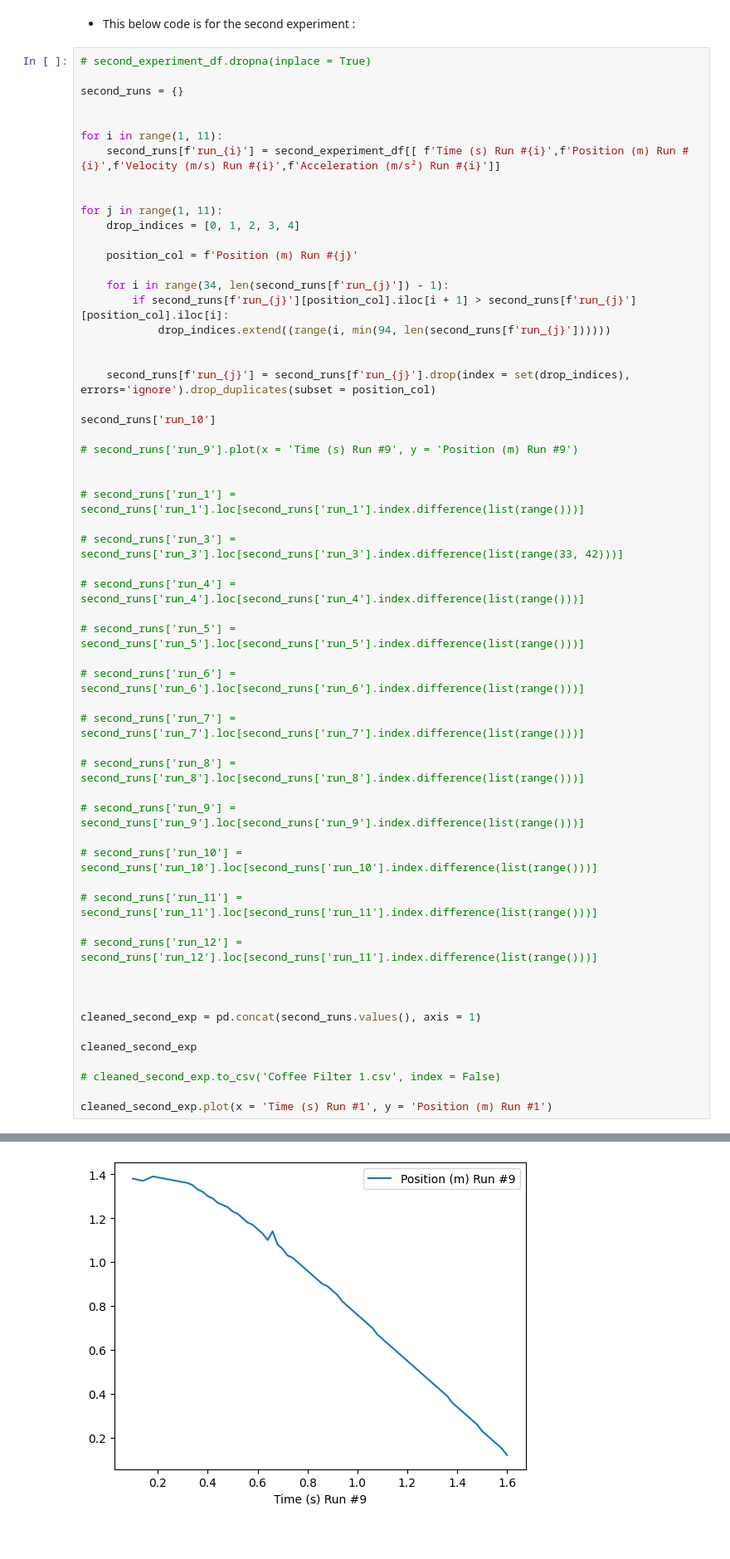
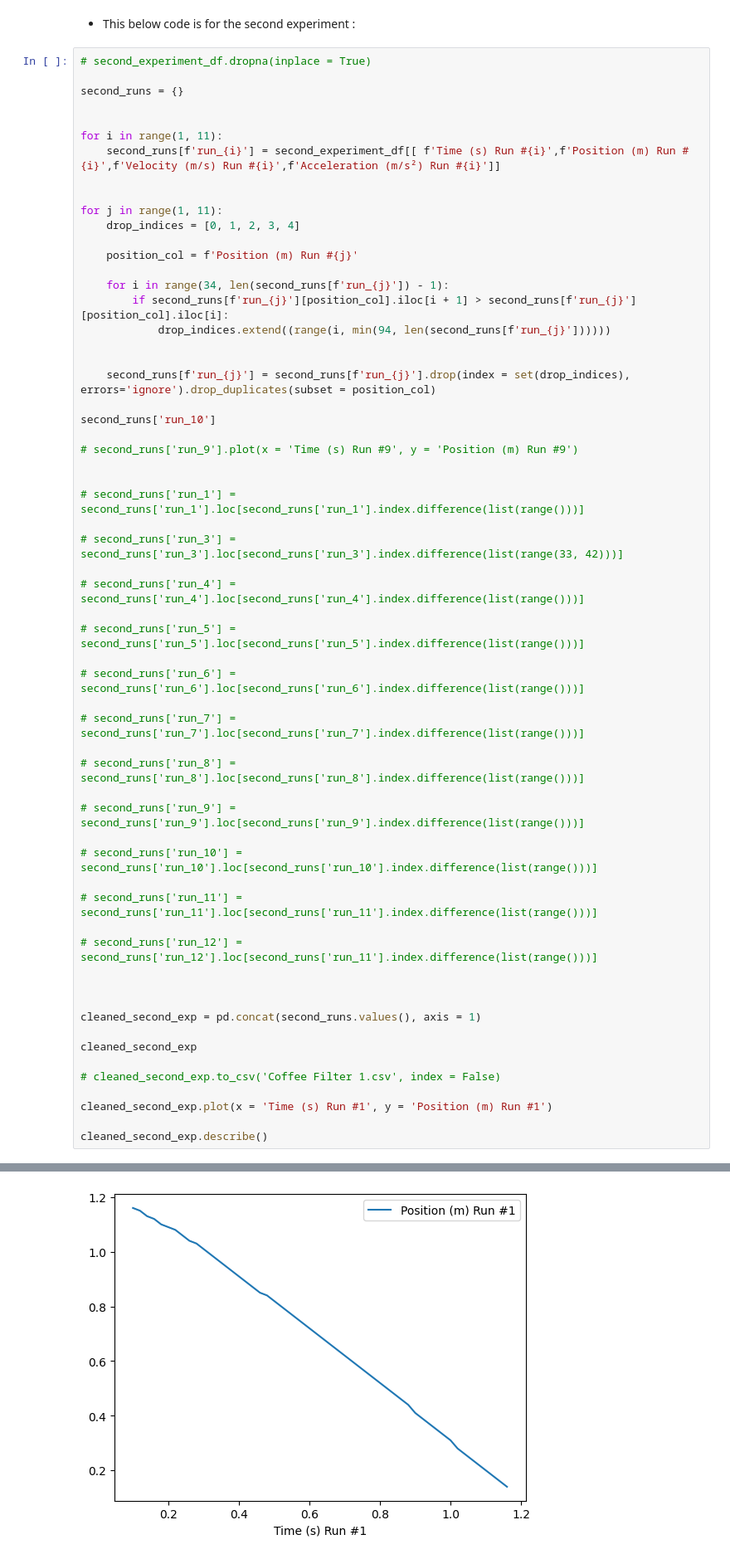
Before and after one commit to Sebastian42-5/python-2, a Jupyter notebook: assignment 1/Assignment1 prep.ipynb, the cells around one changed output, grey strips where cells are left out. Shown at 83% size. Cells and saved outputs as stored; diff of their text form; blank space fills up the shorter version.

```diff
--- a/assignment 1/Assignment1 prep.ipynb
+++ b/assignment 1/Assignment1 prep.ipynb
@@ -156,4 +156,6 @@ cleaned_second_exp
 # cleaned_second_exp.to_csv('Coffee Filter 1.csv', index = False)
 
 cleaned_second_exp.plot(x = 'Time (s) Run #1', y = 'Position (m) Run #1')
+
+cleaned_second_exp.describe()
 # %% [output]
@@ -161 +172 @@ cleaned_second_exp.plot(x = 'Time (s) Run #1', y = 'Position (m) Run #1')
-[figure, old version]
+[figure, new version]
```
Also changed, not shown: parts of 1 cell of this notebook.
